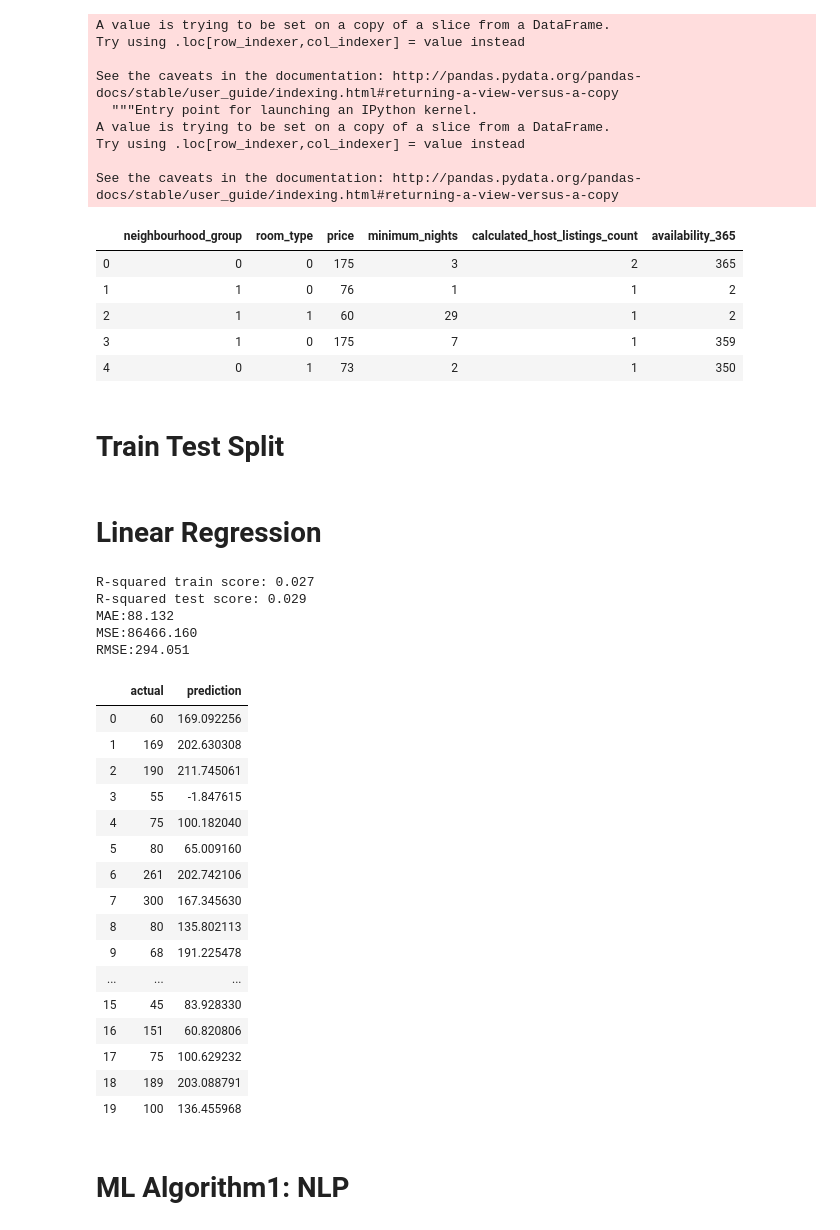
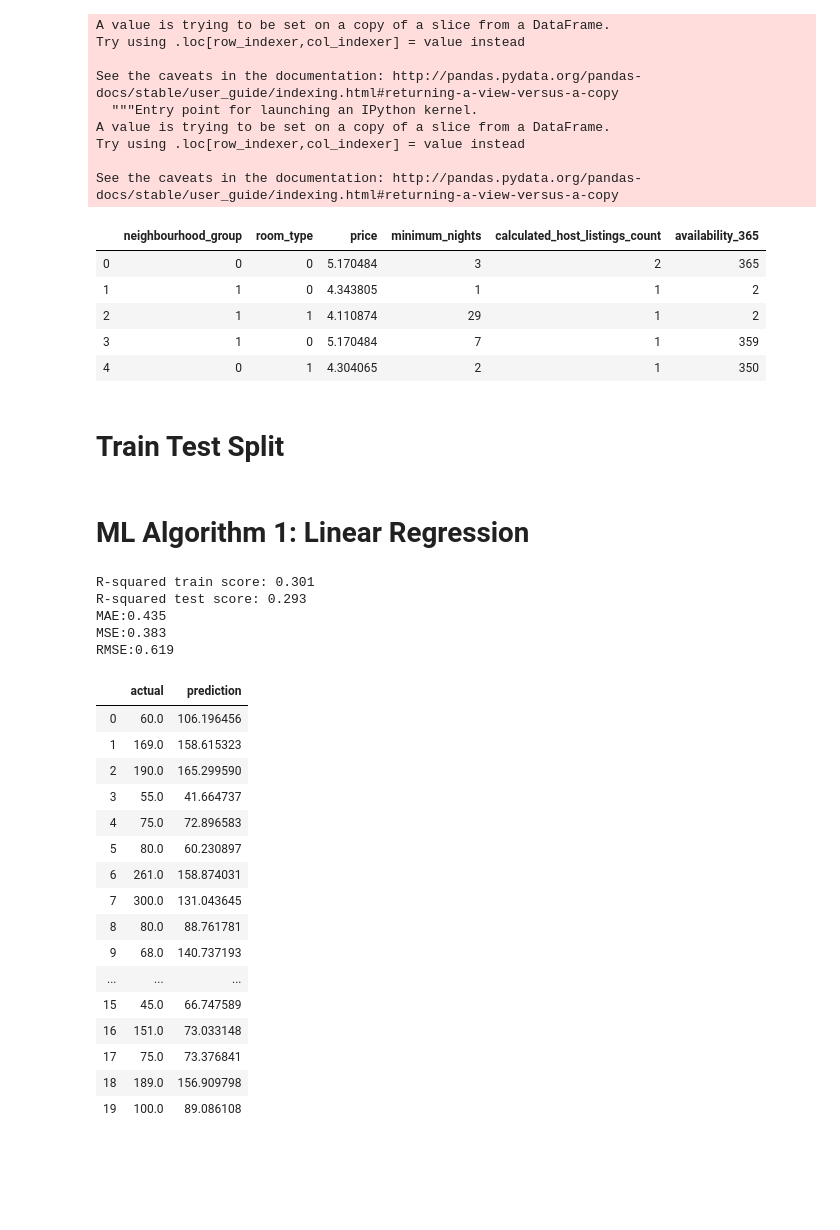
Before and after one commit to likunli/NYC-Airbnb-Price-Prediction, a Jupyter notebook: NYC-Airbnb-Price-Prediction.ipynb, the cells around one changed output. Saved outputs shown, nothing was run; the diff lists cells and outputs as text; code cells hidden in the pictures; blank space fills up the shorter version.

```diff
--- a/NYC-Airbnb-Price-Prediction.ipynb
+++ b/NYC-Airbnb-Price-Prediction.ipynb
@@ -109,0 +140,7 @@ ax = sns.countplot(x="neighbourhood_group", data=df)
+# %%
+fig, ax = plt.subplots(1,2, figsize = (16,8))
+sns.distplot(df.price, color = "darksalmon", ax=ax[0]).set_title("Price Distribution",
+                                                                size = 16)
+sns.distplot(np.log1p(df.price), color = "darksalmon", ax=ax[1]).set_title("Price Distribution - Normalized",
+                                                                size = 16)
+df["price"] = np.log1p(df["price"])
@@ -137,11 +186,11 @@ See the caveats in the documentation: http://pandas.pydata.org/pandas-docs/stabl
 df2.head()
 # %% [output]
 |  | neighbourhood_group | room_type | price | minimum_nights | calculated_host_listings_count | availability_365 |
-| 0 | 0 | 0 | 175 | 3 | 2 | 365 |
-| 1 | 1 | 0 | 76 | 1 | 1 | 2 |
-| 2 | 1 | 1 | 60 | 29 | 1 | 2 |
-| 3 | 1 | 0 | 175 | 7 | 1 | 359 |
-| 4 | 0 | 1 | 73 | 2 | 1 | 350 |
+| 0 | 0 | 0 | 5.170484 | 3 | 2 | 365 |
+| 1 | 1 | 0 | 4.343805 | 1 | 1 | 2 |
+| 2 | 1 | 1 | 4.110874 | 29 | 1 | 2 |
+| 3 | 1 | 0 | 5.170484 | 7 | 1 | 359 |
+| 4 | 0 | 1 | 4.304065 | 2 | 1 | 350 |
 # %% [markdown]
 # Train Test Split
 # %%
@@ -149,7 +198,7 @@ y = df2['price']
 x= df2.drop(['price'],axis=1)
 x_train,x_test,y_train,y_test=train_test_split(x,y,test_size=.1,random_state=66)
 # %% [markdown]
-# Linear Regression
+# ML Algorithm 1: Linear Regression
 # %%
 from sklearn.linear_model import LinearRegression
 from sklearn.metrics import mean_absolute_error, mean_squared_error, r2_score
@@ -157,7 +206,7 @@ from sklearn.metrics import mean_absolute_error, mean_squared_error, r2_score
 
 model = LinearRegression()
 model.fit(x_train,y_train)
-y_pred=(model.predict(x_test))
+y_pred=model.predict(x_test)
 
 print('R-squared train score: {:.3f}'.format(model.score(x_train, y_train)))
 print('R-squared test score: {:.3f}'.format(model.score(x_test, y_test)))
@@ -165,32 +214,32 @@ print('MAE:{:.3f}'.format(mean_absolute_error(y_test, y_pred)))
 print('MSE:{:.3f}'.format(mean_squared_error(y_test, y_pred)))
 print('RMSE:{:.3f}'.format(np.sqrt(mean_squared_error(y_test, y_pred))))
 # %% [output]
-R-squared train score: 0.027
-R-squared test score: 0.029
-MAE:88.132
-MSE:86466.160
-RMSE:294.051
+R-squared train score: 0.301
+R-squared test score: 0.293
+MAE:0.435
+MSE:0.383
+RMSE:0.619
 # %%
 error=pd.DataFrame(np.array(y_test).flatten(),columns=['actual'])
-error['prediction']=np.array(y_pred)
+# expm1 is used to revert the data normalized by log1p
+error['actual']=np.expm1(error['actual'])
+error['prediction']=np.array(np.expm1(y_pred))
 error.head(20)
 # %% [output]
 |  | actual | prediction |
-| 0 | 60 | 169.092256 |
-| 1 | 169 | 202.630308 |
-| 2 | 190 | 211.745061 |
-| 3 | 55 | -1.847615 |
-| 4 | 75 | 100.182040 |
-| 5 | 80 | 65.009160 |
-| 6 | 261 | 202.742106 |
-| 7 | 300 | 167.345630 |
-| 8 | 80 | 135.802113 |
-| 9 | 68 | 191.225478 |
+| 0 | 60.0 | 106.196456 |
+| 1 | 169.0 | 158.615323 |
+| 2 | 190.0 | 165.299590 |
+| 3 | 55.0 | 41.664737 |
+| 4 | 75.0 | 72.896583 |
+| 5 | 80.0 | 60.230897 |
+| 6 | 261.0 | 158.874031 |
+| 7 | 300.0 | 131.043645 |
+| 8 | 80.0 | 88.761781 |
+| 9 | 68.0 | 140.737193 |
 | ... | ... | ... |
-| 15 | 45 | 83.928330 |
-| 16 | 151 | 60.820806 |
-| 17 | 75 | 100.629232 |
-| 18 | 189 | 203.088791 |
-| 19 | 100 | 136.455968 |
+| 15 | 45.0 | 66.747589 |
+| 16 | 151.0 | 73.033148 |
+| 17 | 75.0 | 73.376841 |
+| 18 | 189.0 | 156.909798 |
+| 19 | 100.0 | 89.086108 |
-# %% [markdown]
-# ML Algorithm1: NLP
```
Also changed, not shown: parts of 12 cells of this notebook.
